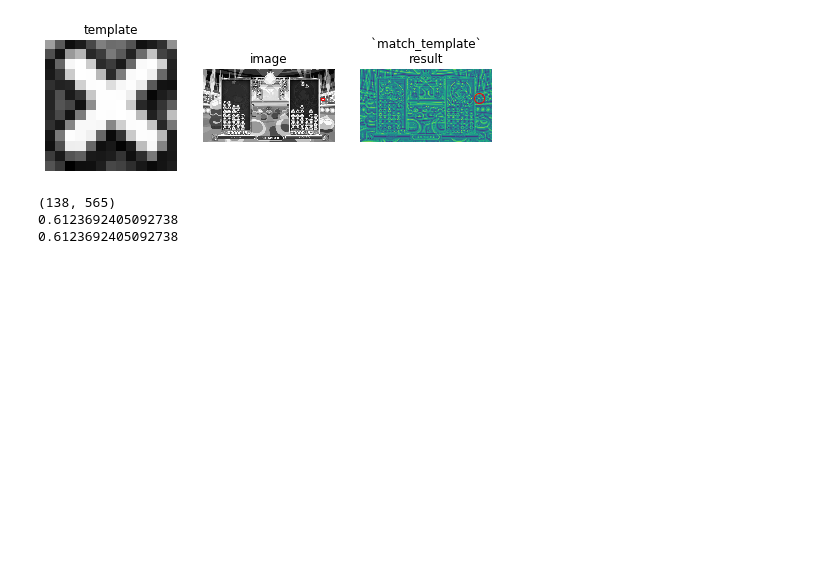
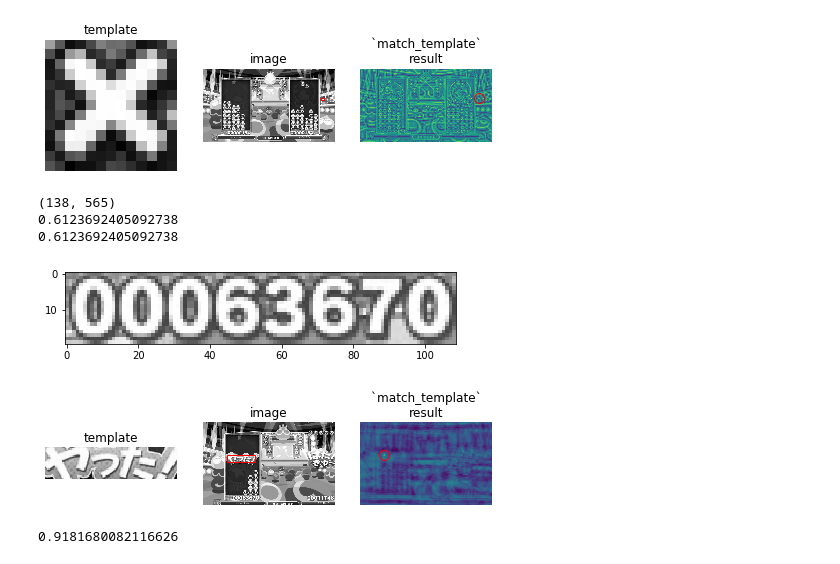
Before and after one commit to mirakui/misc, a Jupyter notebook: puyo_analyzer/home/cv.ipynb, the cells around one changed output. Drawn from its saved outputs; the diff is of its cells as text; code cells hidden in the pictures; blank space fills up the shorter version.

Commit message:
yatta

```diff
--- a/puyo_analyzer/home/cv.ipynb
+++ b/puyo_analyzer/home/cv.ipynb
@@ -81,3 +81,42 @@ print(np.max(result))
 (138, 565)
 0.6123692405092738
 0.6123692405092738
+# %%
+img = skimage.color.rgb2gray(skio.imread('/mnt/vol/30fps-02/dst001788.jpg'))
+yimg = skimage.color.rgb2gray(skio.imread('/mnt/vol/yatta.png'))
+skio.imshow(img[294:314, 116:225])
+
+result = skimage.feature.match_template(img, yimg)
+ij = np.unravel_index(np.argmax(result), result.shape)
+x, y = ij[::-1]
+
+fig = plt.figure(figsize=(8, 3))
+ax1 = plt.subplot(1, 3, 1)
+ax2 = plt.subplot(1, 3, 2)
+ax3 = plt.subplot(1, 3, 3, sharex=ax2, sharey=ax2)
+
+ax1.imshow(yimg, cmap=plt.cm.gray)
+ax1.set_axis_off()
+ax1.set_title('template')
+
+ax2.imshow(img, cmap=plt.cm.gray)
+ax2.set_axis_off()
+ax2.set_title('image')
+# highlight matched region
+hcoin, wcoin = yimg.shape
+rect = plt.Rectangle((x, y), wcoin, hcoin, edgecolor='r', facecolor='none')
+ax2.add_patch(rect)
+
+ax3.imshow(result)
+ax3.set_axis_off()
+ax3.set_title('`match_template`\nresult')
+# highlight matched region
+ax3.autoscale(False)
+ax3.plot(x, y, 'o', markeredgecolor='r', markerfacecolor='none', markersize=10)
+
+plt.show()
+print(np.max(result))
+# %% [output]
+[figure, added]
+[figure, added]
+0.9181680082116626
```
Also changed, not shown: 2 other files.
